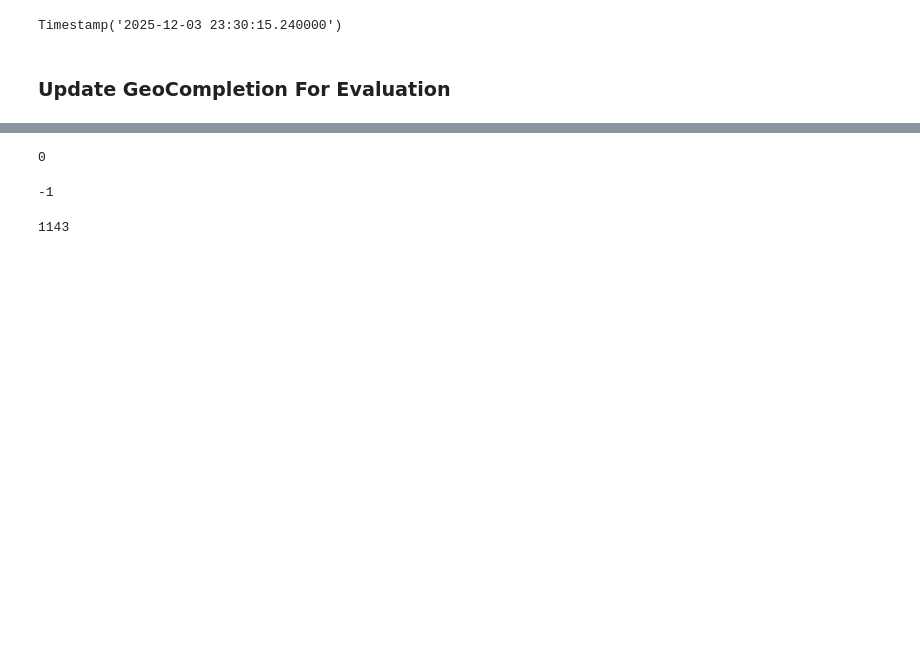
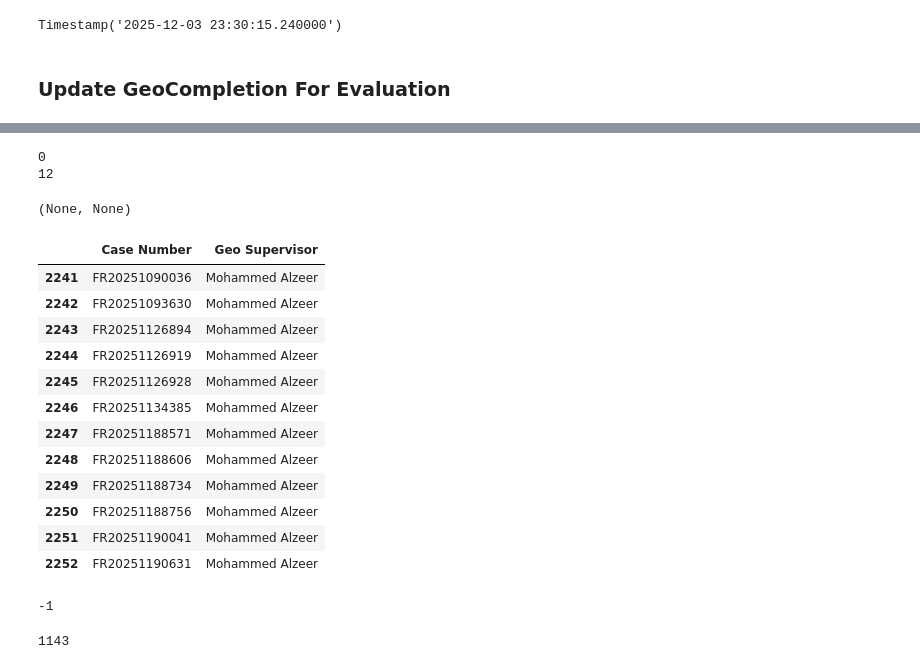
Before and after one commit to AymanSD/Editors-Evaluation, a Jupyter notebook: Evaluation.ipynb, the cells around one changed output, grey strips where cells are left out. Saved outputs shown, nothing was run; the diff lists cells and outputs as text; code cells hidden in the pictures; blank space fills up the shorter version.

```diff
--- a/Evaluation.ipynb
+++ b/Evaluation.ipynb
@@ -403,7 +403,25 @@ comp[comp.columns[-15:]].head(3)
 # %%
-print(len(comp[comp["Region"].isna()]))
+print(len(comp[comp["Region"].isna()])), print(len(comp[comp["UserID"].isna()]))
 # %% [output]
 0
+12
+(None, None)
+# %%
+comp[comp["UserID"].isna()][["Case Number", "Geo Supervisor"]]
+# %% [output]
+|  | Case Number | Geo Supervisor |
+| 2241 | FR20251090036 | Mohammed Alzeer |
+| 2242 | FR20251093630 | Mohammed Alzeer |
+| 2243 | FR20251126894 | Mohammed Alzeer |
+| 2244 | FR20251126919 | Mohammed Alzeer |
+| 2245 | FR20251126928 | Mohammed Alzeer |
+| 2246 | FR20251134385 | Mohammed Alzeer |
+| 2247 | FR20251188571 | Mohammed Alzeer |
+| 2248 | FR20251188606 | Mohammed Alzeer |
+| 2249 | FR20251188734 | Mohammed Alzeer |
+| 2250 | FR20251188756 | Mohammed Alzeer |
+| 2251 | FR20251190041 | Mohammed Alzeer |
+| 2252 | FR20251190631 | Mohammed Alzeer |
 # %%
 comp.to_sql("GeoCompletion", engine_sqlserver, schema='grsdbrd', if_exists="append", index=False)
 # %% [output]
```
Also changed, not shown: parts of 15 cells of this notebook, 3 other files.
